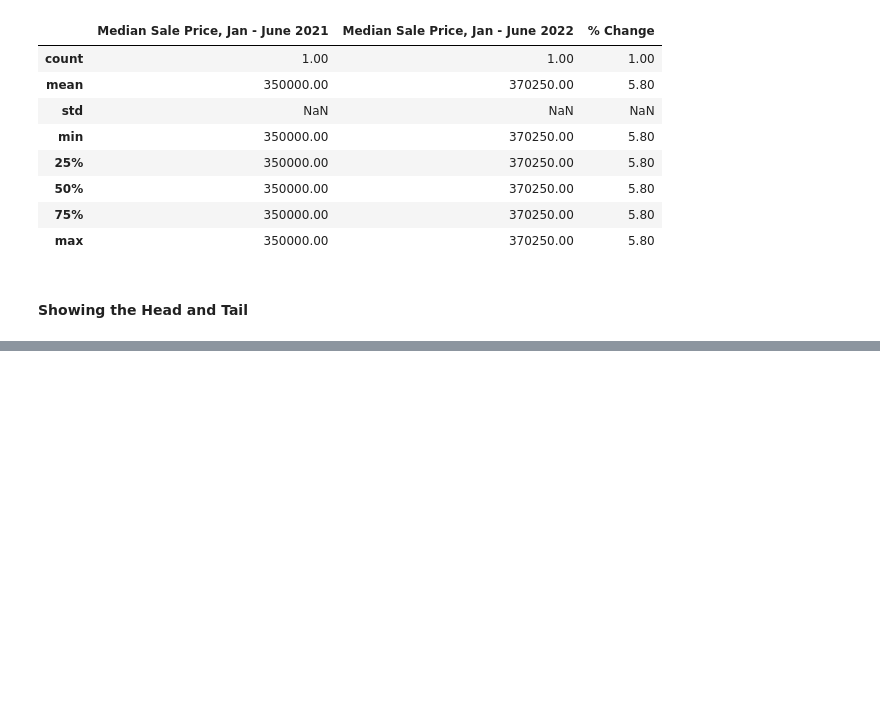
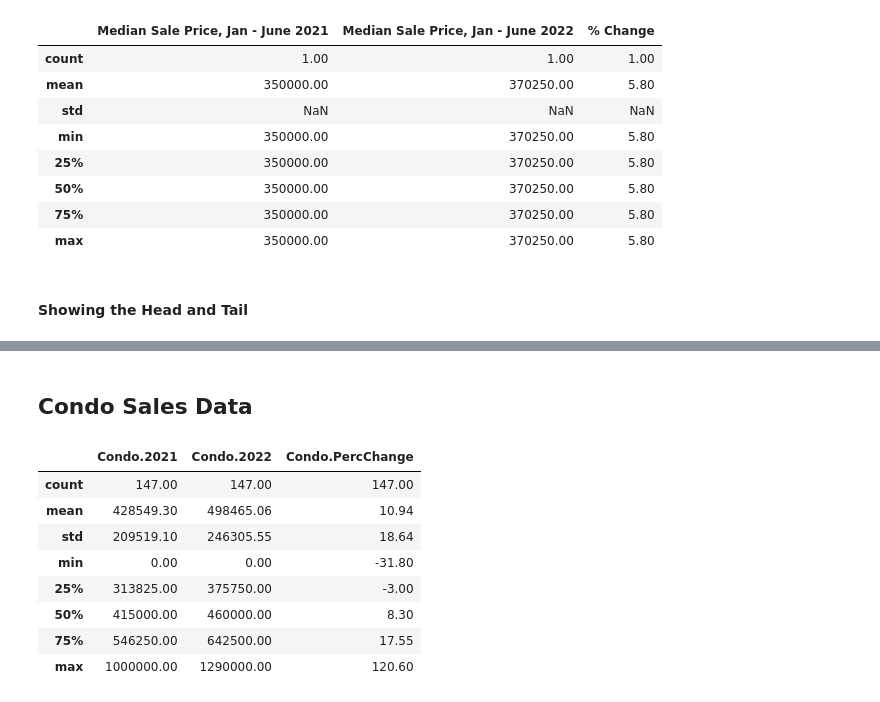
Before and after one commit to josamontiel/data-analysis, a Jupyter notebook: boston_median_home_prices_2021_2022.ipynb, the cells around one changed output, grey strips where cells are left out. Cells and saved outputs as stored; diff of their text form; code cells hidden in the pictures; blank space fills up the shorter version.

Commit message:
began working through condo data

```diff
--- a/boston_median_home_prices_2021_2022.ipynb
+++ b/boston_median_home_prices_2021_2022.ipynb
@@ -25,10 +27,10 @@ print("Connected to 'mydatabase.db'")
 # These names will represent the three different
 # data sets used to create this project
 
-single_family_data = read_csv('./datasets/single_family_home.csv')
-condo_data = read_csv('./datasets/median_condo_price.csv')
-black_and_latino_data = read_csv('./datasets/black_and_latino_mortgage_rates.csv')
-
+single_family_data = read_csv('/content/datasets/single_family_home.csv')
+condo_data = read_csv('/content/datasets/median_condo_price.csv')
+black_and_latino_data = read_csv('/content/datasets/black_and_latino_mortgage_rates.csv')
+eviction_data = read_csv('/content/datasets/evictions.csv')
 # Format floats to show 2 decimal places for '% Change' col
 pd.options.display.float_format = '{:.2f}'.format
 
@@ -354,3 +356,25 @@ single_family_start_price.head()
 | 13 | Brookline | Streetcar Suburbs | 1850000 | 2542000 | 37.40 |
 | 41 | Wellesley | Maturing Suburbs | 1665000 | 2055000 | 23.40 |
 | 1 | Cambridge | Metro Core Communities | 1537500 | 1775000 | 15.40 |
+# %% [markdown]
+## Condo Sales Data
+# %%
+# Getting a brief overview of the dataset
+condo_data.describe()
+
+#As seen below, running the above command
+# We can see that we are working with the same qty of data inputs
+# as for the single family homes with different col names
+# we have already formatted the 'Condo.PercChange' column to allow for dtype
+# changing which will allow us to more easily and correctly filter the data
+# #
+# %% [output]
+|  | Condo.2021 | Condo.2022 | Condo.PercChange |
+| count | 147.00 | 147.00 | 147.00 |
+| mean | 428549.30 | 498465.06 | 10.94 |
+| std | 209519.10 | 246305.55 | 18.64 |
+| min | 0.00 | 0.00 | -31.80 |
+| 25% | 313825.00 | 375750.00 | -3.00 |
+| 50% | 415000.00 | 460000.00 | 8.30 |
+| 75% | 546250.00 | 642500.00 | 17.55 |
+| max | 1000000.00 | 1290000.00 | 120.60 |
```
Also changed, not shown: parts of 6 cells of this notebook.
